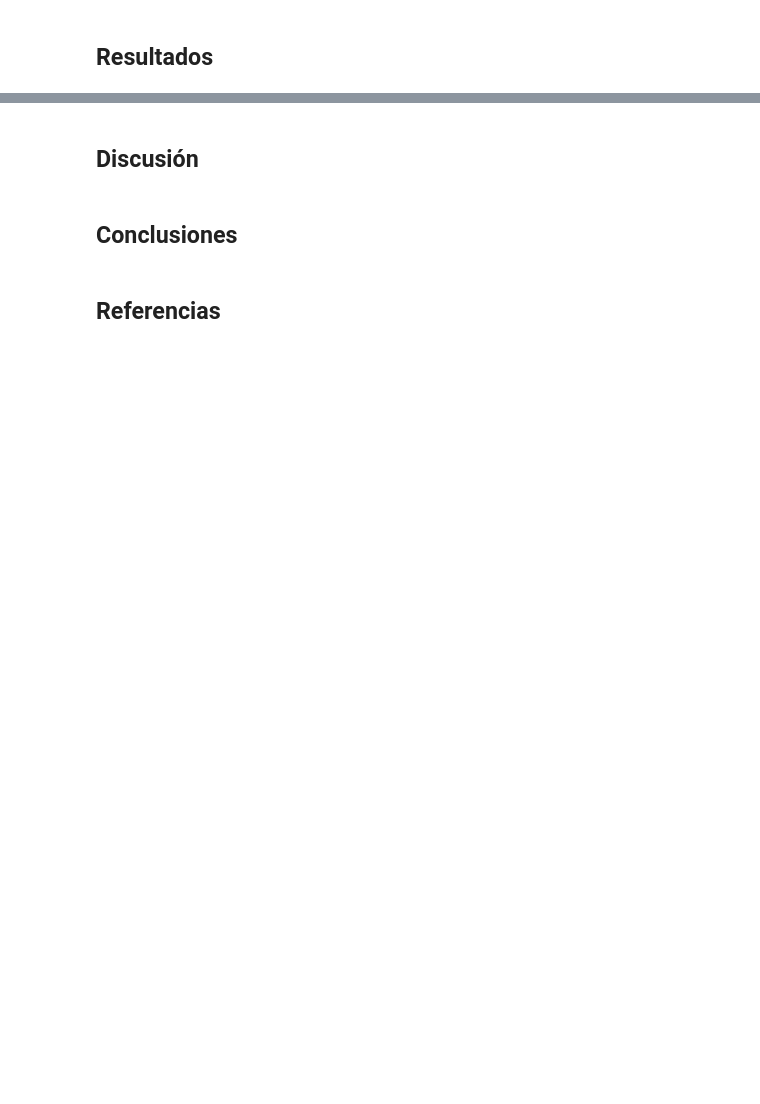
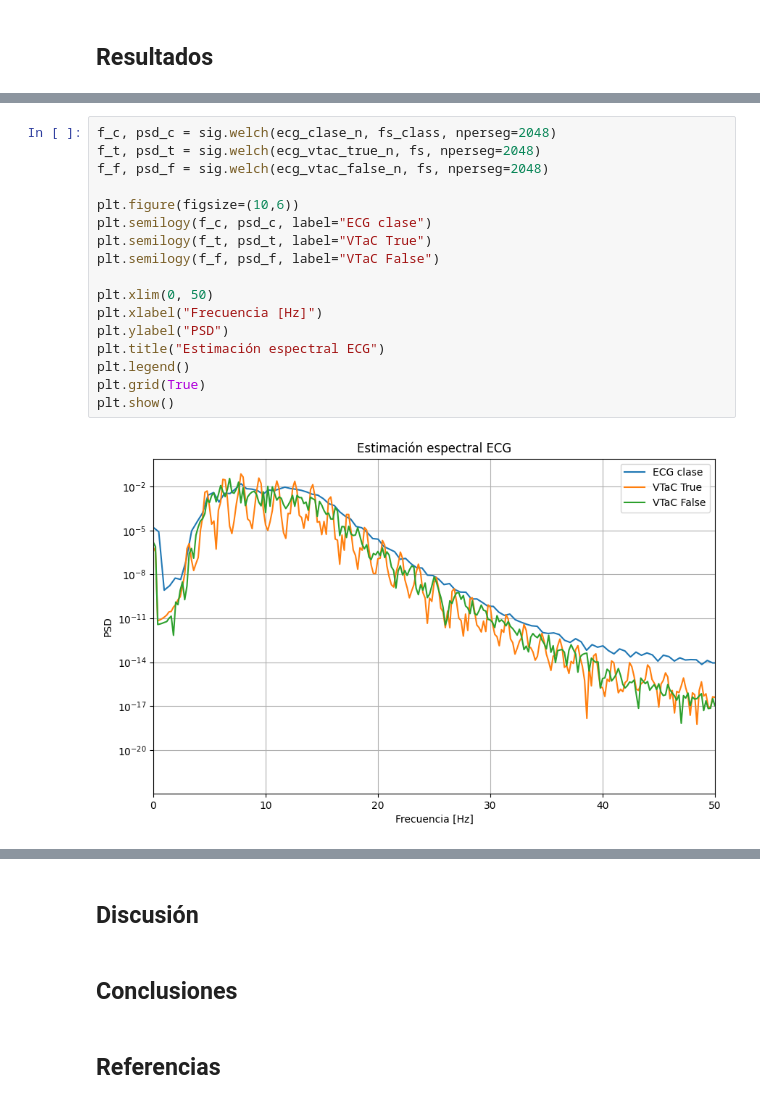
Before and after one commit to aguspaolini/aps-Paolini-Rosso, a Jupyter notebook: Trabajo Final.ipynb, the cells around one changed output, grey strips where cells are left out. Saved outputs shown, nothing was run; the diff lists cells and outputs as text; blank space fills up the shorter version.

```diff
--- a/Trabajo Final.ipynb
+++ b/Trabajo Final.ipynb
@@ -133,0 +151,19 @@ rr_false, fc_false = analizar_y_graficar(ecg_false, fs, "VT falsa")
+# %%
+f_c, psd_c = sig.welch(ecg_clase_n, fs_class, nperseg=2048)
+f_t, psd_t = sig.welch(ecg_vtac_true_n, fs, nperseg=2048)
+f_f, psd_f = sig.welch(ecg_vtac_false_n, fs, nperseg=2048)
+
+plt.figure(figsize=(10,6))
+plt.semilogy(f_c, psd_c, label="ECG clase")
+plt.semilogy(f_t, psd_t, label="VTaC True")
+plt.semilogy(f_f, psd_f, label="VTaC False")
+
+plt.xlim(0, 50)
+plt.xlabel("Frecuencia [Hz]")
+plt.ylabel("PSD")
+plt.title("Estimación espectral ECG")
+plt.legend()
+plt.grid(True)
+plt.show()
+# %% [output]
+[figure, added]
```
Also changed, not shown: parts of 15 cells of this notebook, 1 other file.
